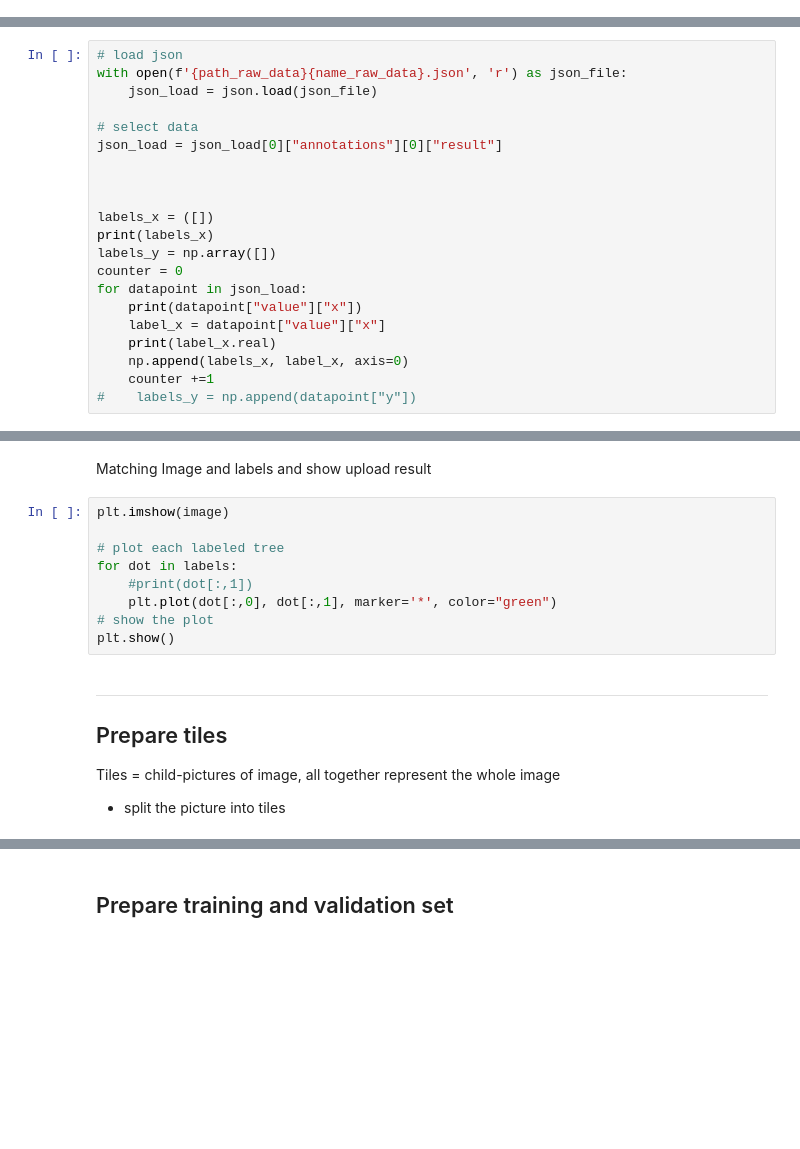
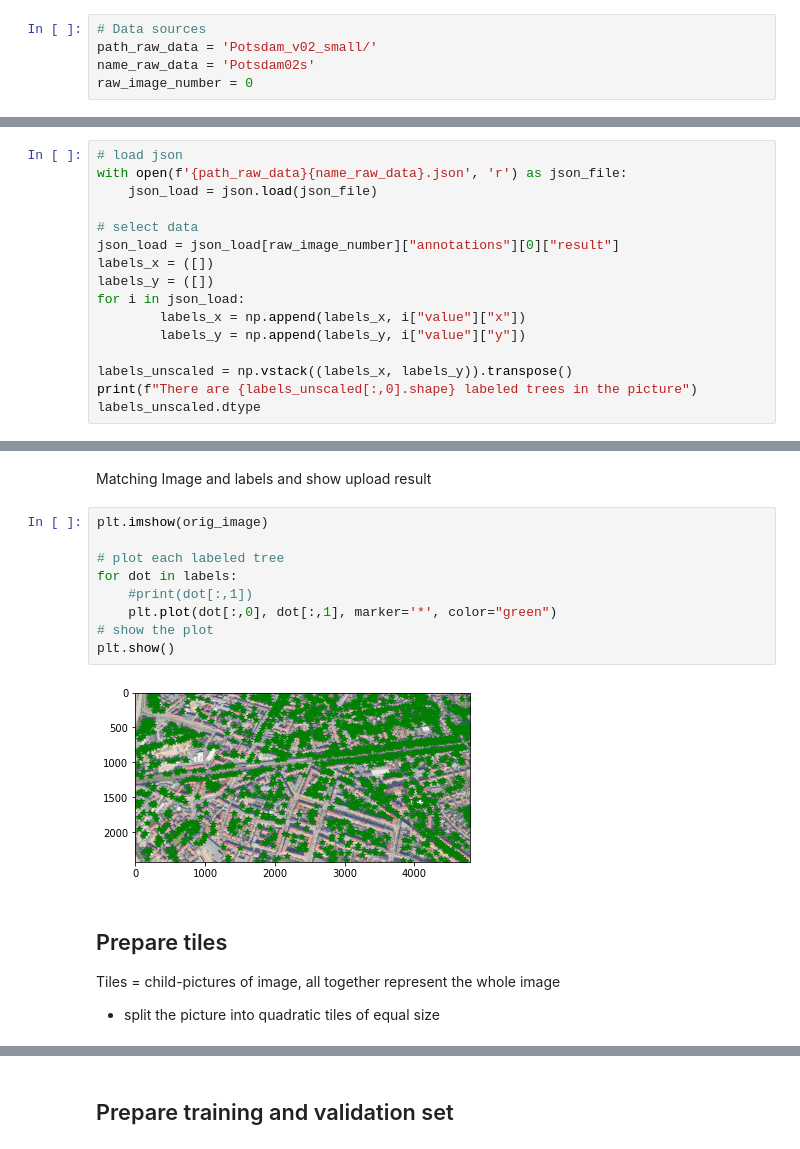
Before and after one commit to LuiseStrathe/urbaneagle_visionai, a Jupyter notebook: notebooks/Base_Model_01.ipynb, the cells around one changed output, grey strips where cells are left out. Drawn from its saved outputs; the diff is of its cells as text; blank space fills up the shorter version.

```diff
--- a/notebooks/Base_Model_01.ipynb
+++ b/notebooks/Base_Model_01.ipynb
@@ -25,2 +32,7 @@ Loading the Image
+# %%
+# Data sources
+path_raw_data = 'Potsdam_v02_small/'
+name_raw_data = 'Potsdam02s'
+raw_image_number = 0
 # %%
 # load the image to get its shape
@@ -46,19 +56,14 @@ with open(f'{path_raw_data}{name_raw_data}.json', 'r') as json_file:
 	json_load = json.load(json_file)
 
 # select data
-json_load = json_load[0]["annotations"][0]["result"]
+json_load = json_load[raw_image_number]["annotations"][0]["result"]
+labels_x = ([])
+labels_y = ([])
+for i in json_load:
+        labels_x = np.append(labels_x, i["value"]["x"])
+        labels_y = np.append(labels_y, i["value"]["y"])
 
-
-
-labels_x = ([])
-print(labels_x)
-labels_y = np.array([])
-counter = 0
-for datapoint in json_load:
-    print(datapoint["value"]["x"])
-    label_x = datapoint["value"]["x"]
-    print(label_x.real)
-    np.append(labels_x, label_x, axis=0)
-    counter +=1
-#    labels_y = np.append(datapoint["y"])
+labels_unscaled = np.vstack((labels_x, labels_y)).transpose()
+print(f"There are {labels_unscaled[:,0].shape} labeled trees in the picture")
+labels_unscaled.dtype
 # %% [output]
@@ -96,19 +84,21 @@ histogram_labels = plt.hist(labels, bins=100)
 # %% [markdown]
 Matching Image and labels and show upload result
 # %%
-plt.imshow(image)
+plt.imshow(orig_image)
 
 # plot each labeled tree
 for dot in labels:
     #print(dot[:,1])
     plt.plot(dot[:,0], dot[:,1], marker='*', color="green")
 # show the plot
 plt.show()
+# %% [output]
+[figure, added]
 # %% [markdown]
--------------------------
 ## Prepare tiles
+
 Tiles = child-pictures of image, all together represent the whole image
-- split the picture into tiles
+- split the picture into quadratic tiles of equal size
 # %%
 # define the tile size
 tile_size = 30
```
Also changed, not shown: parts of 34 cells of this notebook, 8 other files.
